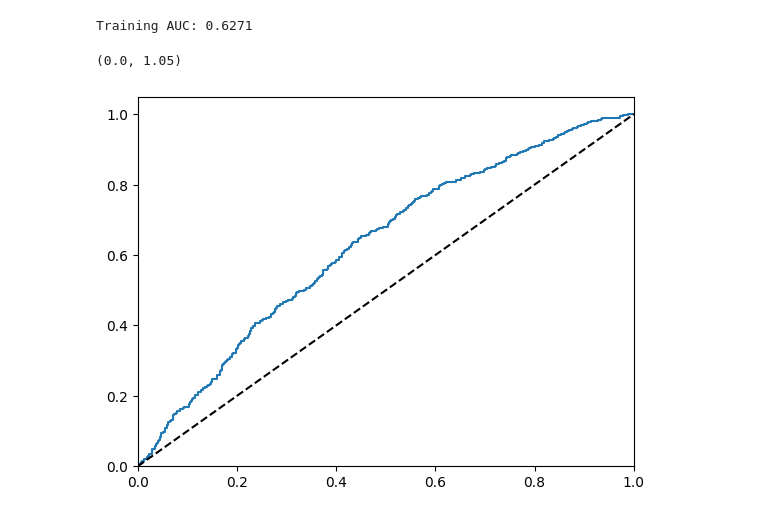
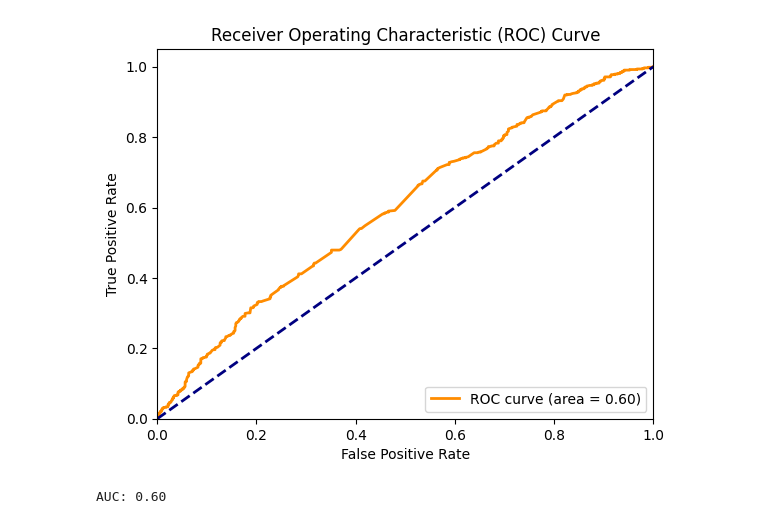
Before and after one commit to pablogrs/nifty_data, a Jupyter notebook: phase3.ipynb, the cells around one changed output. Saved outputs shown, nothing was run; the diff lists cells and outputs as text; code cells hidden in the pictures.

```diff
--- a/phase3.ipynb
+++ b/phase3.ipynb
@@ -15,14 +16,15 @@ Phase 3 is Predictive Modeling
 10.	Finalize the model
 # %%
 import pandas as pd
-
+import numpy as np
 
 df = pd.read_csv('markets_with_returns.csv')
 
 # List of market return columns to be used in methods below
-market_return_columns = [
+independent_vars = [
     'DowJones_Return', 'Nasdaq_Return',
-    'HangSeng_Return', 'Nikkei_Return', 'DAX_Return', 'VIX_Return' ]
+    'HangSeng_Return', 'Nikkei_Return',
+    'DAX_Return', 'VIX_Return' ]
 # %%
 # Define Nifty_Dir_Open =1/0 based on direction (dependent variable) (already derived in phase 2)
 df['Nifty_Dir_Open'] = (df['Nifty_Return'] > 0).astype(int)
@@ -41,5 +31,5 @@ df.describe()
 # %%
 # Create data partition into train and test data sets (80/20)
 from sklearn.model_selection import train_test_split
-train_df, test_df = train_test_split(df, test_size=0.2, random_state=42, shuffle=False)
+train_df, test_df = train_test_split(df, test_size=0.2, random_state=123)
 # %%
@@ -129,22 +105,27 @@ Variance Inflation Factors:
 # %%
-# Obtain ROC curve and AUC for train data
-from sklearn.metrics import roc_curve, roc_auc_score
-if 'logit_model' in locals():
-    y_train_pred_prob = result.predict(X_train_clean)
-else:
-    X_train_scaled = scaler.transform(X_clean)
-    y_train_pred_prob = lr_model.predict_proba(X_train_scaled)[:, 1]
-fpr, tpr, thresholds = roc_curve(y_clean, y_train_pred_prob)
-auc = roc_auc_score(y_clean, y_train_pred_prob)
-print(f"\nTraining AUC: {auc:.4f}")
+from sklearn.metrics import roc_curve, auc
 import matplotlib.pyplot as plt
+
+# Predict probabilities on the train set and calculate ROC AUC
+train_df['predprob'] = model.predict(X_train.astype(int))
+fpr, tpr, thresholds = roc_curve(y_train, train_df['predprob'])
+roc_auc = auc(fpr, tpr)
+
+# Plot ROC curve
 plt.figure()
-plt.plot(fpr, tpr, label=f'ROC curve (area = {auc:.4f})')
-plt.plot([0, 1], [0, 1], 'k--')
+plt.plot(fpr, tpr, color='darkorange', lw=2, label=f'ROC curve (area = {roc_auc:.2f})')
+plt.plot([0, 1], [0, 1], color='navy', lw=2, linestyle='--')
 plt.xlim([0.0, 1.0])
 plt.ylim([0.0, 1.05])
+plt.xlabel('False Positive Rate')
+plt.ylabel('True Positive Rate')
+plt.title('Receiver Operating Characteristic (ROC) Curve')
+plt.legend(loc="lower right")
+plt.show()
+
+# # Print AUC
+print(f"AUC: {roc_auc:.2f}")
 # %% [output]
+[figure, new version]
-Training AUC: 0.6271
+AUC: 0.60
-(0.0, 1.05)
-[figure, old version]
 # %%
```
Also changed, not shown: parts of 8 cells of this notebook, 4 other files.
